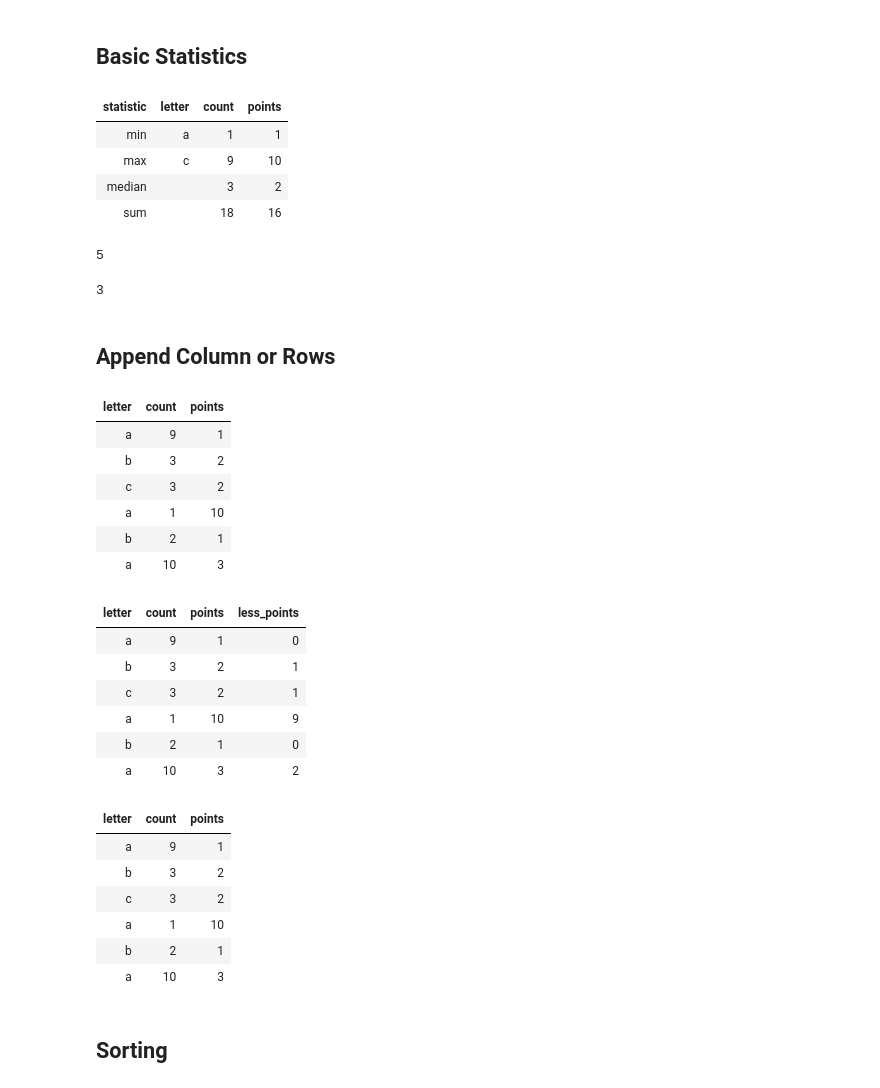
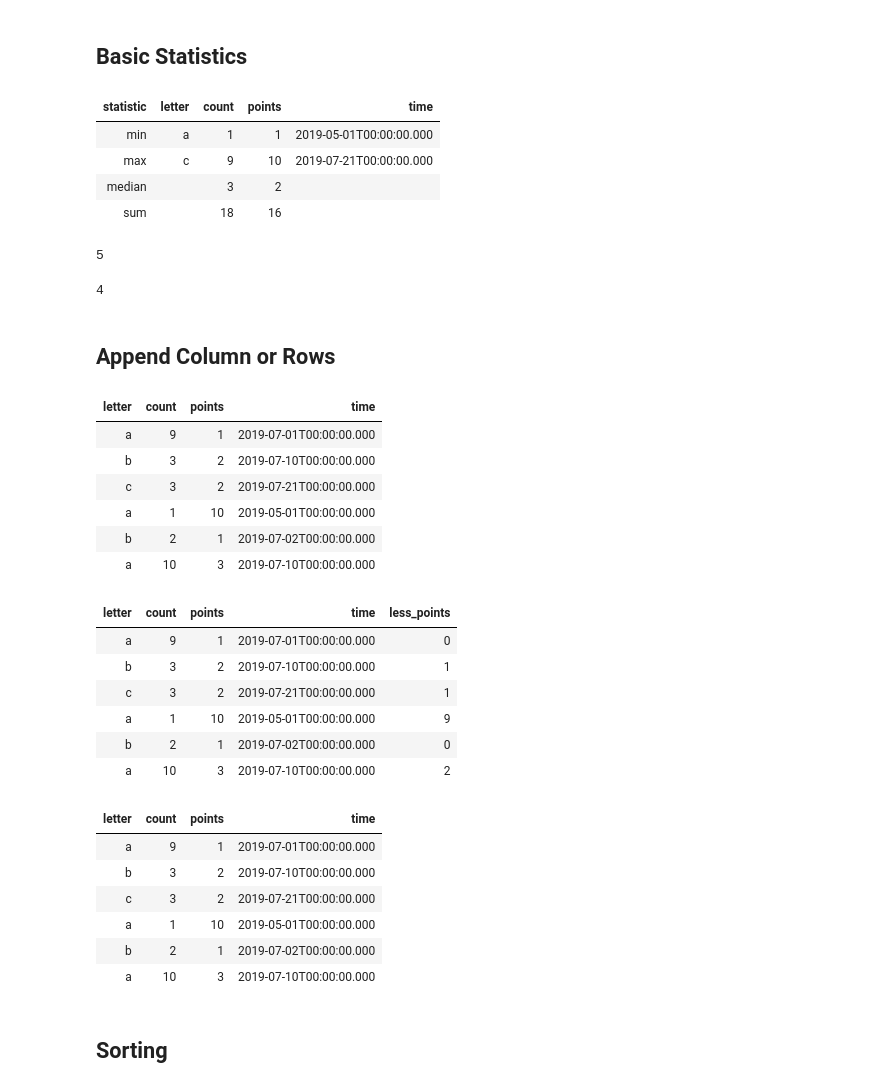
Before and after one commit to yifanwu/midas-exp-pub, a Jupyter notebook: DataframeReference.ipynb, the cells around one changed output. Drawn from its saved outputs; the diff is of its cells as text; code cells hidden in the pictures.

```diff
--- a/DataframeReference.ipynb
+++ b/DataframeReference.ipynb
@@ -21,9 +21,10 @@ from datascience.util import make_array
 # %%
 # a toy dataframe for you to understand
 t = Table().with_columns(
-   'letter', make_array('a', 'b', 'c', 'a', 'b'),
-   'count',  make_array(9, 3, 3, 1, 2),
-   'points', make_array(1, 2, 2, 10, 1)
+    'letter', make_array('a', 'b', 'c', 'a', 'b'),
+    'count',  make_array(9, 3, 3, 1, 2),
+    'points', make_array(1, 2, 2, 10, 1),
+    'time',  make_array('2019-07-01T00:00:00.000', '2019-07-10T00:00:00.000', '2019-07-21T00:00:00.000', '2019-05-01T00:00:00.000', '2019-07-02T00:00:00.000')
 )
 # %% [markdown]
 ## Select
@@ -128,11 +137,11 @@ array([None, None, None, None, None], dtype=object)
 # %%
 t.stats()
 # %% [output]
-| statistic | letter | count | points |
-| min | a | 1 | 1 |
-| max | c | 9 | 10 |
-| median |  | 3 | 2 |
-| sum |  | 18 | 16 |
+| statistic | letter | count | points | time |
+| min | a | 1 | 1 | 2019-05-01T00:00:00.000 |
+| max | c | 9 | 10 | 2019-07-21T00:00:00.000 |
+| median |  | 3 | 2 |  |
+| sum |  | 18 | 16 |  |
 # %%
 # count row
 len(t.rows)
@@ -142,42 +151,42 @@ len(t.rows)
 # count columsn
 len(t.columns)
 # %% [output]
-3
+4
 # %% [markdown]
 ## Append Column or Rows
 # %%
-t.append(('a', 10, 3))
+t.append(('a', 10, 3, '2019-07-10T00:00:00.000'))
 # %% [output]
-| letter | count | points |
-| a | 9 | 1 |
-| b | 3 | 2 |
-| c | 3 | 2 |
-| a | 1 | 10 |
-| b | 2 | 1 |
-| a | 10 | 3 |
+| letter | count | points | time |
+| a | 9 | 1 | 2019-07-01T00:00:00.000 |
+| b | 3 | 2 | 2019-07-10T00:00:00.000 |
+| c | 3 | 2 | 2019-07-21T00:00:00.000 |
+| a | 1 | 10 | 2019-05-01T00:00:00.000 |
+| b | 2 | 1 | 2019-07-02T00:00:00.000 |
+| a | 10 | 3 | 2019-07-10T00:00:00.000 |
 # %%
 t['less_points'] = t.apply(lambda x: x - 1, 'points')
 t
 # %% [output]
-| letter | count | points | less_points |
-| a | 9 | 1 | 0 |
-| b | 3 | 2 | 1 |
-| c | 3 | 2 | 1 |
-| a | 1 | 10 | 9 |
-| b | 2 | 1 | 0 |
-| a | 10 | 3 | 2 |
+| letter | count | points | time | less_points |
+| a | 9 | 1 | 2019-07-01T00:00:00.000 | 0 |
+| b | 3 | 2 | 2019-07-10T00:00:00.000 | 1 |
+| c | 3 | 2 | 2019-07-21T00:00:00.000 | 1 |
+| a | 1 | 10 | 2019-05-01T00:00:00.000 | 9 |
+| b | 2 | 1 | 2019-07-02T00:00:00.000 | 0 |
+| a | 10 | 3 | 2019-07-10T00:00:00.000 | 2 |
 # %%
 # then you can remove it
 t = t.drop('less_points')
 t
 # %% [output]
-| letter | count | points |
-| a | 9 | 1 |
-| b | 3 | 2 |
-| c | 3 | 2 |
-| a | 1 | 10 |
-| b | 2 | 1 |
-| a | 10 | 3 |
+| letter | count | points | time |
+| a | 9 | 1 | 2019-07-01T00:00:00.000 |
+| b | 3 | 2 | 2019-07-10T00:00:00.000 |
+| c | 3 | 2 | 2019-07-21T00:00:00.000 |
+| a | 1 | 10 | 2019-05-01T00:00:00.000 |
+| b | 2 | 1 | 2019-07-02T00:00:00.000 |
+| a | 10 | 3 | 2019-07-10T00:00:00.000 |
 # %% [markdown]
 ## Sorting
 # %%
```
Also changed, not shown: parts of 8 cells of this notebook, 4 other files.
